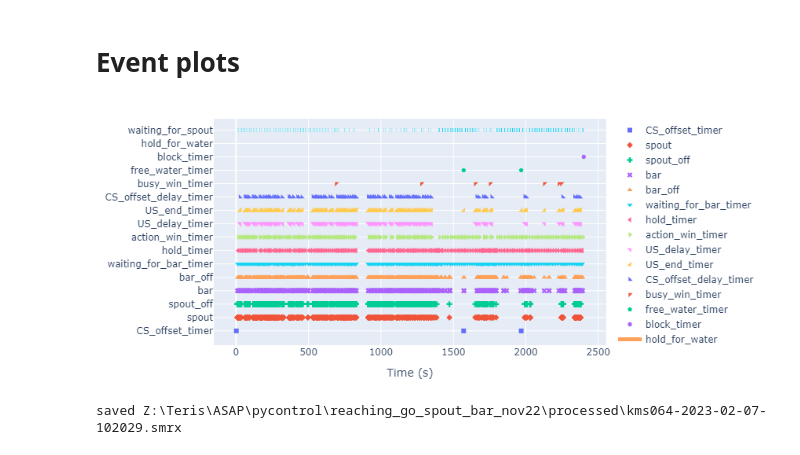
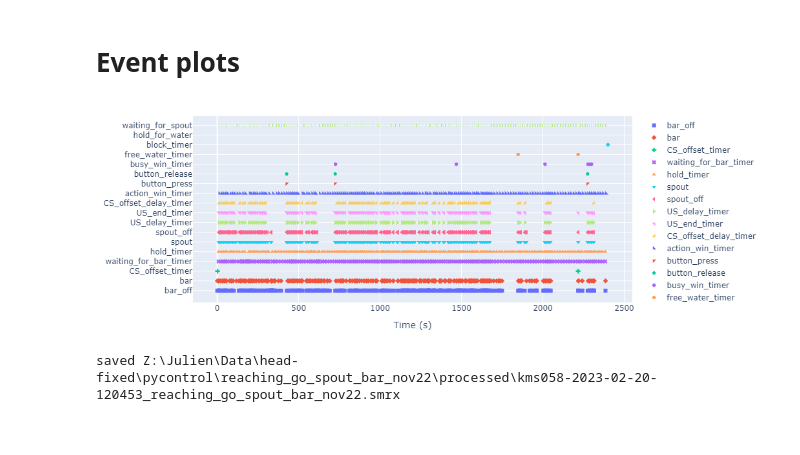
Before and after one commit to juliencarponcy/trialexp, a Jupyter notebook: notebooks/noncanonical/single_session_analsysis/reaching_go_spout_bar_nov22_teris.ipynb, the cells around one changed output. Cells and saved outputs as stored; diff of their text form; code cells hidden in the pictures.

```diff
--- a/notebooks/noncanonical/single_session_analsysis/reaching_go_spout_bar_nov22_teris.ipynb
+++ b/notebooks/noncanonical/single_session_analsysis/reaching_go_spout_bar_nov22_teris.ipynb
@@ -25,11 +25,12 @@ Specify the pycontrol file you want to load
 # Only analyze an experimental session
 
 pycontrol_dir = 'Z:\\Teris\\ASAP\\pycontrol\\reaching_go_spout_bar_nov22\\'
-filename = 'kms064-2023-02-07-102029'
-smrx_output_dir = 'Z:\\Teris\\ASAP\\pycontrol\\reaching_go_spout_bar_nov22\\processed\\'
+# filename = 'kms058-2023-02-20-120453'
+# smrx_output_dir = 'Z:\\Teris\\ASAP\\pycontrol\\reaching_go_spout_bar_nov22\\processed\\'
 
-# pycontrol_dir = 'Z:\\Julien\\Data\\head-fixed\\pycontrol\\reaching_go_spout_bar_nov22\\'
-# filename = 'kms063-2023-02-10-152938'
+pycontrol_dir = 'Z:\\Julien\\Data\\head-fixed\\pycontrol\\reaching_go_spout_bar_nov22\\'
+smrx_output_dir = pycontrol_dir+'processed\\'
+filename = 'kms058-2023-02-20-120453'
 # %% [markdown]
 ### Parameters
 # %%
@@ -41,3 +42,10 @@ success = ('busy_win', 'US_delay_timer')
 
 # state and event name that indicate a spout touch
 spout_touch = ('waiting_for_spout', 'spout')
+# %%
+basefolder = r'C:\code\trialexp'
+tasks = pd.read_csv(basefolder+'\\params\\tasks_params.csv', usecols=[1, 2, 3, 4], index_col=False)
+task_name = 'reaching_go_spout_bar_nov22'
+
+conditions, triggers, events_to_process = get_task_specs(tasks,  task_name)
+triggers
@@ -49,10 +59,10 @@ exp_cohort = Experiment(pycontrol_dir+filename+'.txt', update = True) #TODO
 session = exp_cohort.sessions[0]
 
 # Parse event data
-df_events = parse_events(session)
+df_events = parse_events(session, conditions)
 
 # separate into trials
-df_events = add_trial_number(df_events, trigger)
+df_events = add_trial_number(df_events, triggers[0])
 df_events.time = df_events.time /1000 # convert time to s
 df_events
 # %% [output]
@@ -134,29 +147,29 @@ Average first spout time 1.04s
 # %%
 
 # state_def = [{'name': 'hold_for_water',
 #                   'onset': 'hold_for_water', 'offset': 'waiting_for_spout'},
 #             {'name': 'waiting_for_spout',
 #                  'onset': 'waiting_for_spout', 'offset': 'busy_win'},
 #             {'name': 'busy_win',
 #                  'onset': 'busy_win', 'offset': 'break_after_water'},
 #             {'name': 'break_after_water',
 #                  'onset': 'break_after_water',    'offset': 'waiting_for_bar'},
 #             {'name': 'break_after_no_water',
 #                  'onset': 'break_after_no_water', 'offset': 'waiting_for_bar'}]
 
 state_def = [
             {'name': 'hold_for_water',
                  'onset': 'hold_for_water', 'offset': 'waiting_for_spout'},
             {'name': 'waiting_for_spout',
                  'onset': 'waiting_for_spout', 'offset': 'break_after_trial'}]
 
-df2plot = df_events[~df_events.event_name.str.contains('Print@') ]# remove all print statement
 
+#remove all state change event
+df2plot = df_events[df_events.state != df_events.event_name]
 keys = df2plot.event_name.unique()
-keys = keys[keys!='state_change']
 
-plot_session(df2plot, keys, state_def, export_smrx=True,
-             smrx_filename=smrx_output_dir +f'{filename}.smrx',verbose=False)
+plot_session(df_events, keys, state_def, export_smrx=True,
+             smrx_filename=smrx_output_dir +f'{filename}_{task_name}.smrx',verbose=False)
 # %% [output]
-[figure, old version]
+[figure, new version]
-saved Z:\Teris\ASAP\pycontrol\reaching_go_spout_bar_nov22\processed\kms064-2023-02-07-102029.smrx
+saved Z:\Julien\Data\head-fixed\pycontrol\reaching_go_spout_bar_nov22\processed\kms058-2023-02-20-120453_reaching_go_spout_bar_nov22.smrx
```
Also changed, not shown: parts of 7 cells of this notebook, 1 other file.
